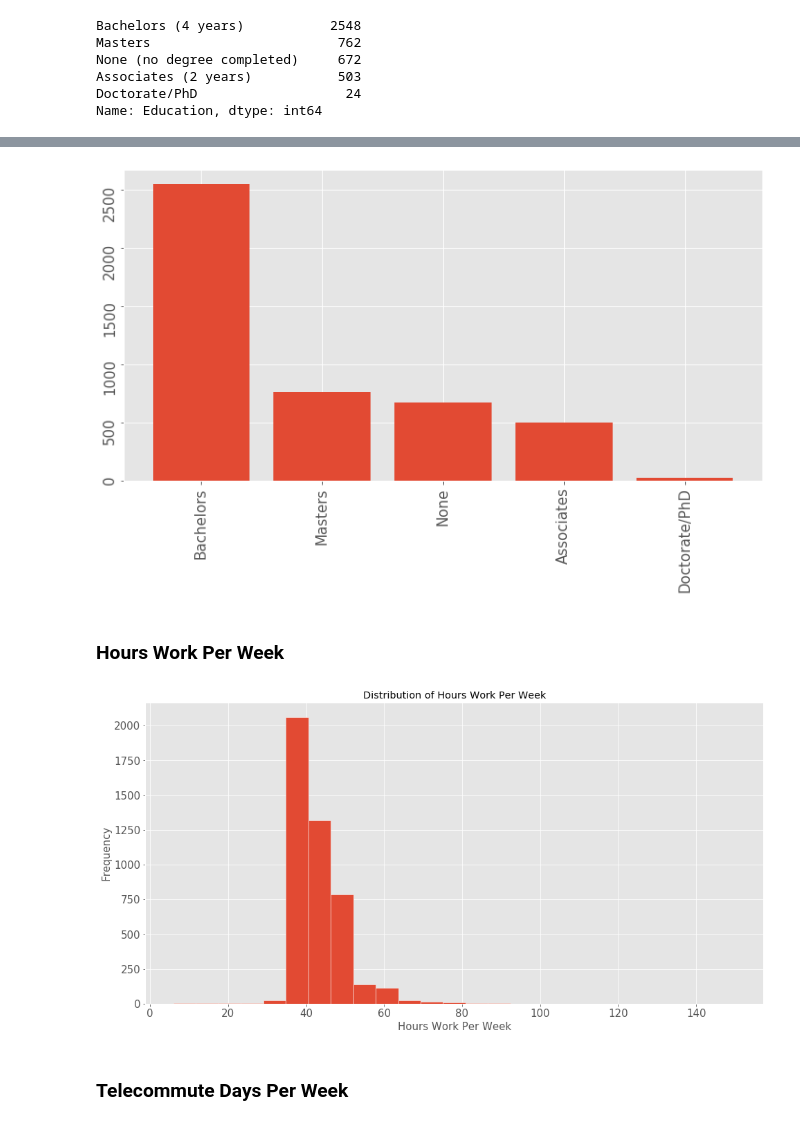
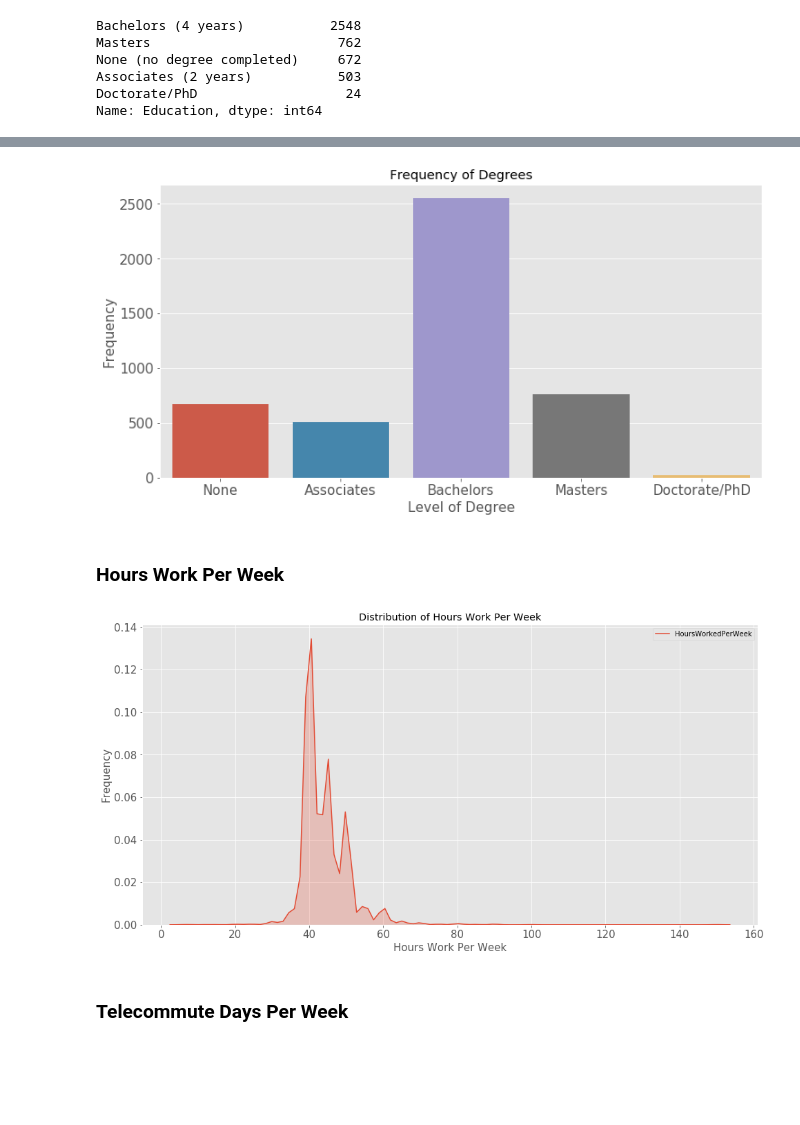
Before and after one commit to unit-00/data-professionals, a Jupyter notebook: cap1.ipynb, the cells around one changed output, grey strips where cells are left out. Saved outputs shown, nothing was run; the diff lists cells and outputs as text; code cells hidden in the pictures; blank space fills up the shorter version.

```diff
--- a/cap1.ipynb
+++ b/cap1.ipynb
@@ -301,17 +306,18 @@ us.loc[:, 'Education'] = us['Education'].str.replace('\\(.*\\)', '', regex=True)
 # %%
 fig, ax = plt.subplots(figsize=(12, 6))
-(plot_cat(ax, us['Education'].value_counts()))
-ax.tick_params(rotation=90)
+(plot_cat(ax, 'Education', us, xlabel='Level of Degree', ylabel='Frequency',
+         title='Frequency of Degrees', order=['None', 'Associates', 'Bachelors', 'Masters', 'Doctorate/PhD'])
+)
 # %% [output]
-[figure, old version]
+[figure, new version]
 # %% [markdown]
 ### Hours Work Per Week
 # %%
 fig, ax = plt.subplots(figsize=(16, 8))
 (plot_quant(ax, us['HoursWorkedPerWeek'], xlabel='Hours Work Per Week', ylabel='Frequency',
-                 title='Distribution of Hours Work Per Week', bins=25, edgecolor='white'))
+                 title='Distribution of Hours Work Per Week', shade=True))
 # %% [output]
-[figure, old version]
+[figure, new version]
 # %% [markdown]
 ### Telecommute Days Per Week
 # %% [markdown]
```
Also changed, not shown: parts of 91 cells of this notebook, 1 other file.
